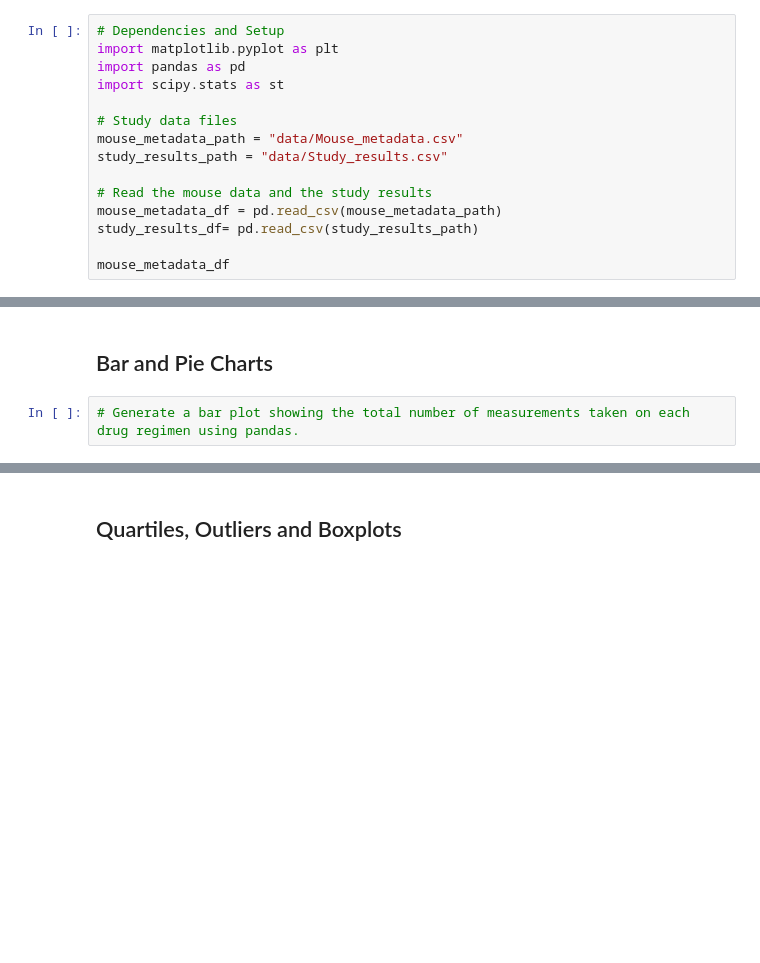
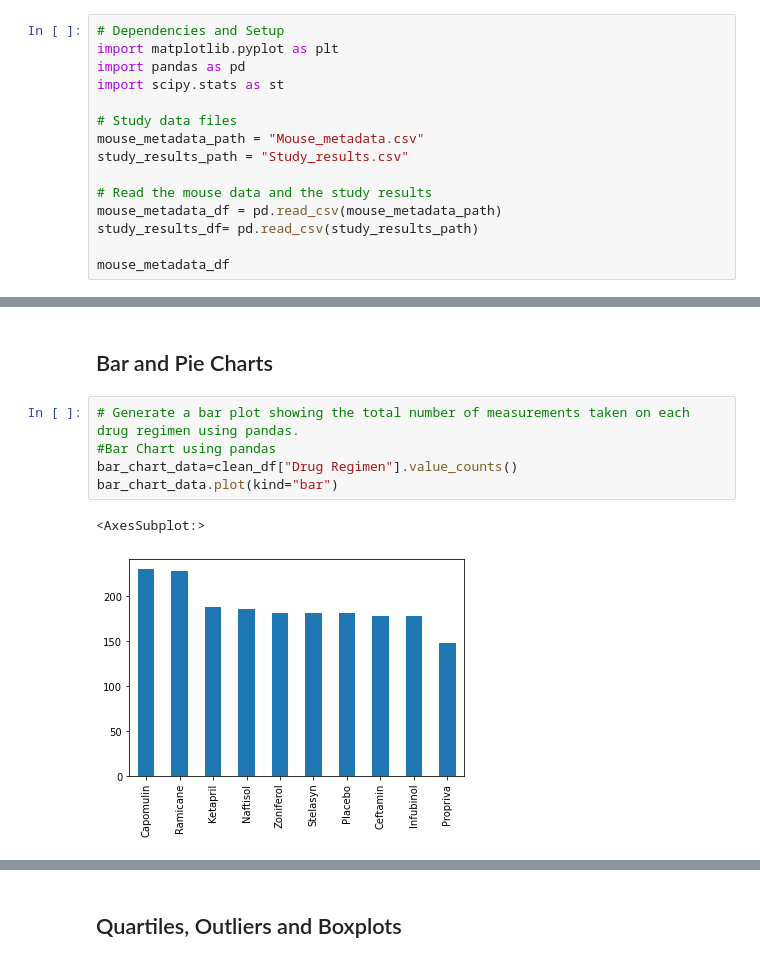
Before and after one commit to GE73-data/Matplotlib_Homework, a Jupyter notebook: Glo_pymaceuticals_starter.ipynb, the cells around one changed output, grey strips where cells are left out. Saved outputs shown, nothing was run; the diff lists cells and outputs as text; blank space fills up the shorter version.

Commit message:
Homework added bar chart and pie chart

```diff
--- a/Glo_pymaceuticals_starter.ipynb
+++ b/Glo_pymaceuticals_starter.ipynb
@@ -7,8 +7,8 @@ import pandas as pd
 import scipy.stats as st
 
 # Study data files
-mouse_metadata_path = "data/Mouse_metadata.csv"
-study_results_path = "data/Study_results.csv"
+mouse_metadata_path = "Mouse_metadata.csv"
+study_results_path = "Study_results.csv"
 
 # Read the mouse data and the study results
 mouse_metadata_df = pd.read_csv(mouse_metadata_path)
@@ -145,5 +186,11 @@ len(set(clean_df["Mouse ID"].values))
 ## Bar and Pie Charts
 # %%
 # Generate a bar plot showing the total number of measurements taken on each drug regimen using pandas.
+#Bar Chart using pandas
+bar_chart_data=clean_df["Drug Regimen"].value_counts()
+bar_chart_data.plot(kind="bar")
+# %% [output]
+<AxesSubplot:>
+[figure, added]
 # %%
 # Generate a bar plot showing the total number of measurements taken on each drug regimen using pyplot.
```
Also changed, not shown: parts of 5 cells of this notebook.
